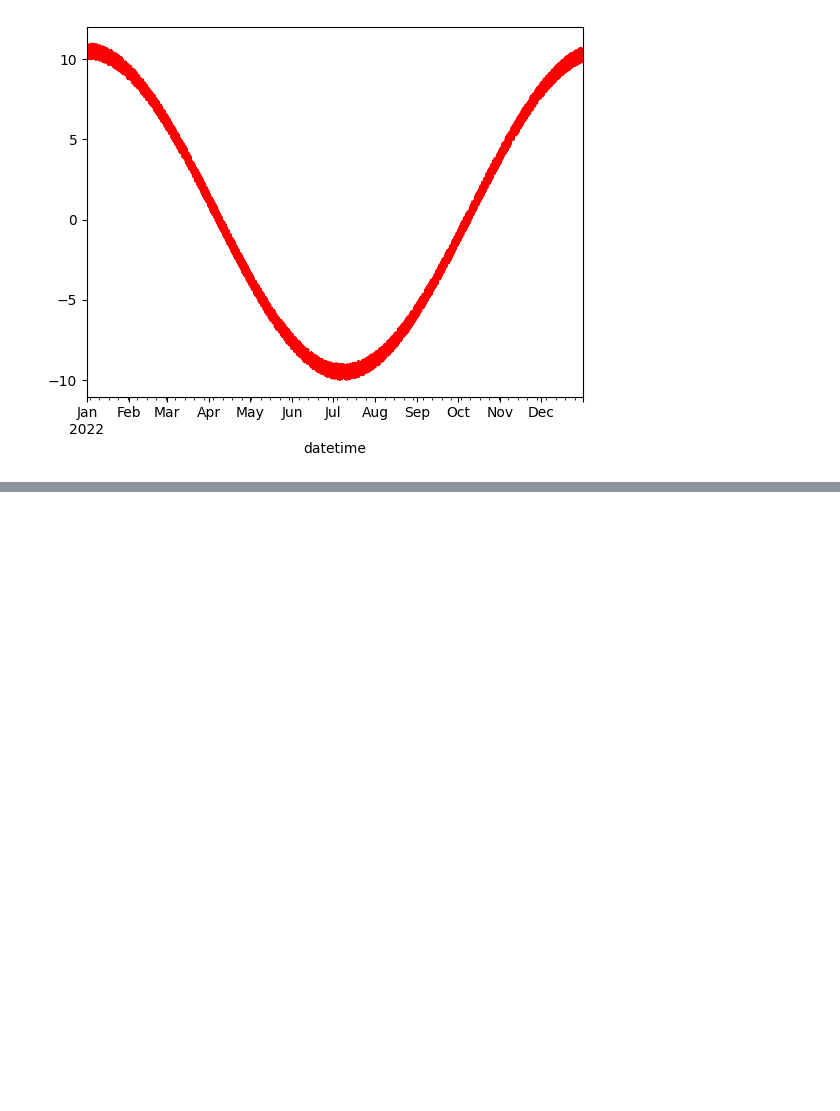
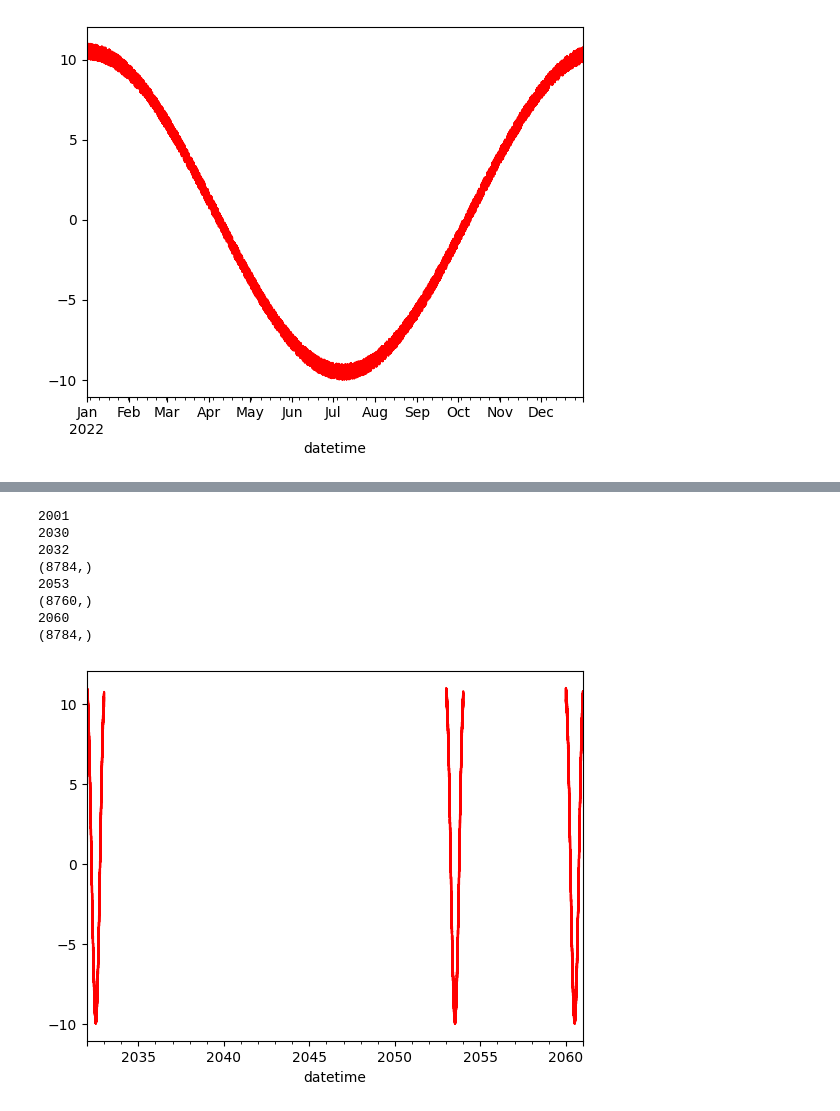
Before and after one commit to Suelensilva22/ENS5173_202401, a Jupyter notebook: Atividade01_Etapa02.ipynb, the cells around one changed output, grey strips where cells are left out. Drawn from its saved outputs; the diff is of its cells as text; code cells hidden in the pictures; blank space fills up the shorter version.

```diff
--- a/Atividade01_Etapa02.ipynb
+++ b/Atividade01_Etapa02.ipynb
@@ -190,0 +276,19 @@ df.to_csv(r'C:\Users\Suelen Silva\Documents\CONTROLE_24.1\ENS5173_202401\dados\b
+# %%
+anos = [2001,2030,2032,2053,2060]
+
+for ano in anos: #para o ano no intervalo "anos" temos:
+    print(ano) #mostrar ano para cada valor na lista "anos"
+    if ano > 2030: #para ano maior que 2030 temos:
+        df = noiseCreation(path,ano)
+
+#garante que a função noiseCreation seja chamada apenas para anos maiores que 2030
+# %% [output]
+2001
+2030
+2032
+(8784,)
+2053
+(8760,)
+2060
+(8784,)
+[figure, added]
```
Also changed, not shown: parts of 15 cells of this notebook.
